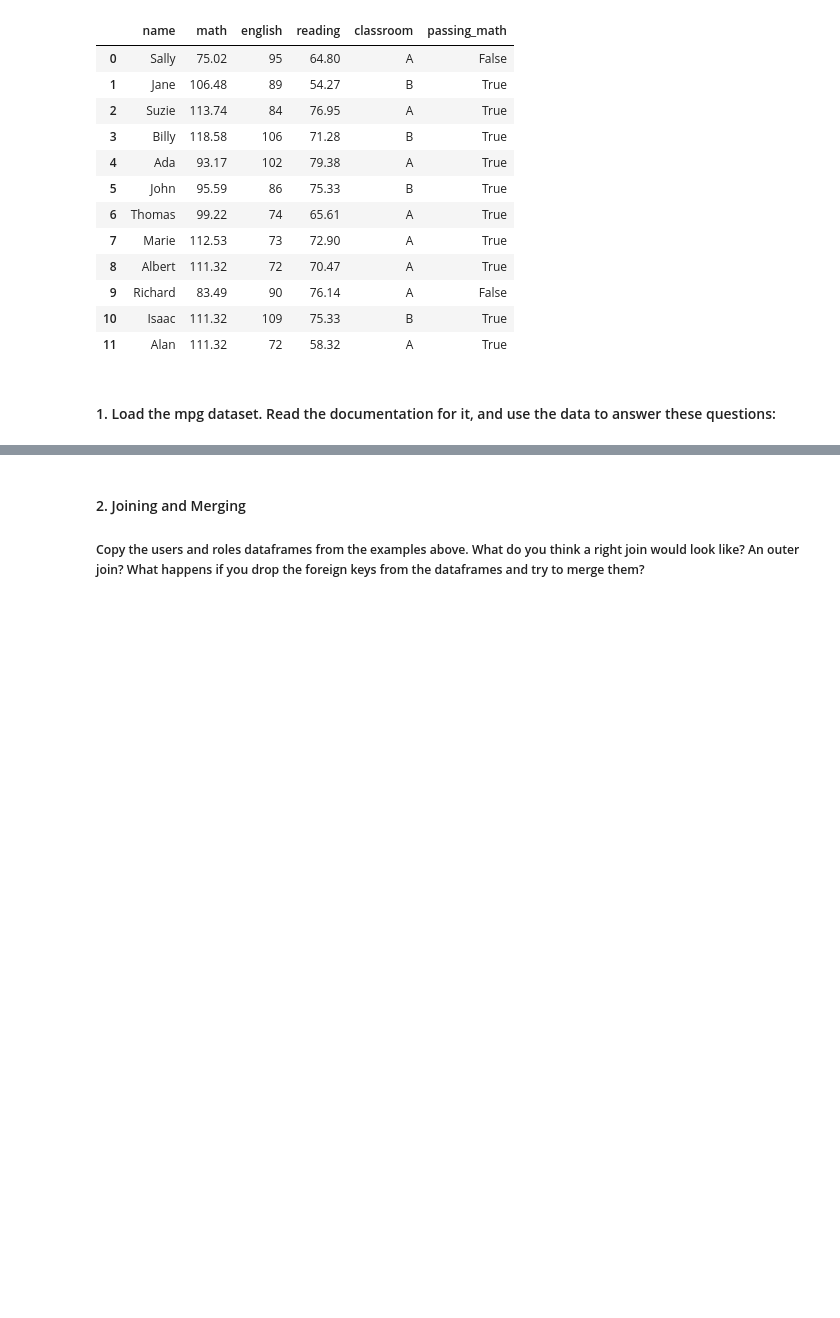
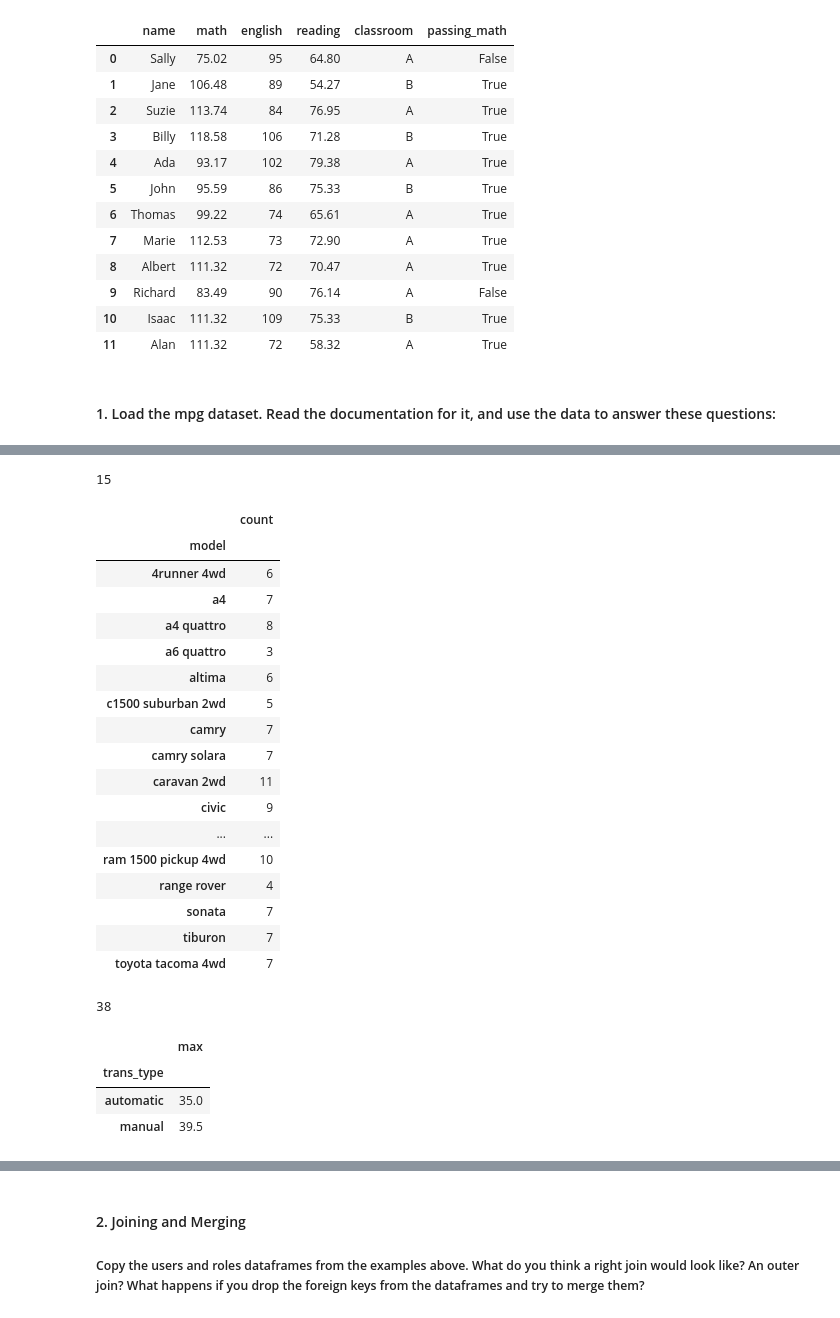
Before and after one commit to segovialori/numpy-pandas-visualization-exercises, a Jupyter notebook: advanced_dataframes.ipynb, the cells around one changed output, grey strips where cells are left out. Saved outputs shown, nothing was run; the diff lists cells and outputs as text; code cells hidden in the pictures; blank space fills up the shorter version.

```diff
--- a/advanced_dataframes.ipynb
+++ b/advanced_dataframes.ipynb
@@ -432,2 +495,29 @@ df.pipe(nudge_grades).pipe(bump_english)
+# %%
+#Count the number of different manufacturers: 15
+mpg.manufacturer.nunique()
+# %% [output]
+15
 # %%
 #1C. How many different models are there?
+mpg
+#Look at all the diff models
+mpg.groupby('model').model.agg(['count'])
+# %% [output]
+|  | count |
+| model |  |
+| 4runner 4wd | 6 |
+| a4 | 7 |
+| a4 quattro | 8 |
+| a6 quattro | 3 |
+| altima | 6 |
+| c1500 suburban 2wd | 5 |
+| camry | 7 |
+| camry solara | 7 |
+| caravan 2wd | 11 |
+| civic | 9 |
+| ... | ... |
+| ram 1500 pickup 4wd | 10 |
+| range rover | 4 |
+| sonata | 7 |
+| tiburon | 7 |
+| toyota tacoma 4wd | 7 |
@@ -435,0 +524,20 @@ df.pipe(nudge_grades).pipe(bump_english)
+# %%
+#Count the number of different models: 38
+mpg.model.nunique()
+# %% [output]
+38
+# %%
+#1D. Do automatic or manual cars have better miles per gallon?
+#find avg mpg and add to df
+
+mpg['average_mpg'] = (mpg.cty + mpg.hwy) / 2
+
+#Differentiate the transmission types so they can be grouped by trans type
+mpg['trans_type'] = mpg.trans.apply(lambda n: 'manual' if n == 'manual(m5)' or n == 'manual(m6)' else 'automatic')
+#Group by trans type and get max values for each trans type
+mpg.groupby('trans_type').average_mpg.agg(['max'])
+# %% [output]
+|  | max |
+| trans_type |  |
+| automatic | 35.0 |
+| manual | 39.5 |
```
Also changed, not shown: parts of 11 cells of this notebook.
